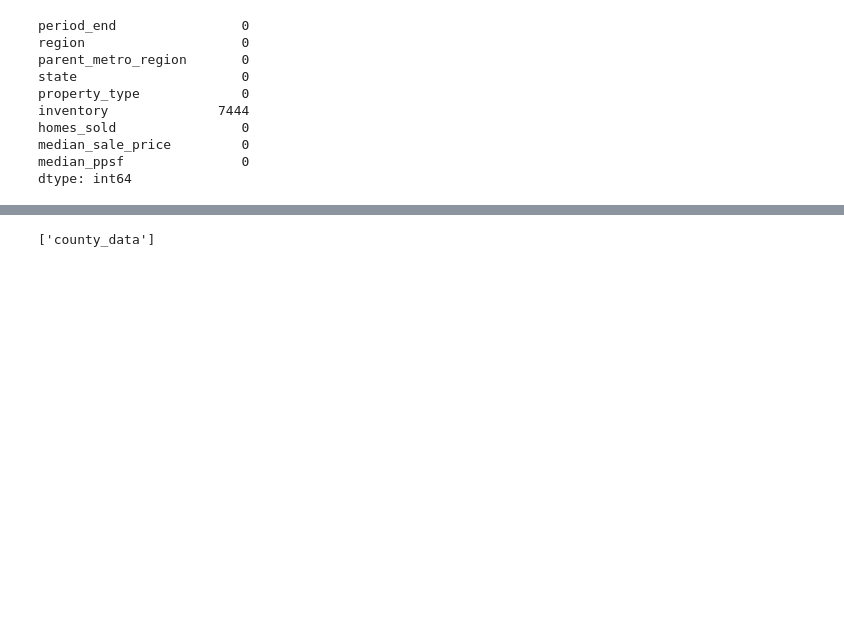
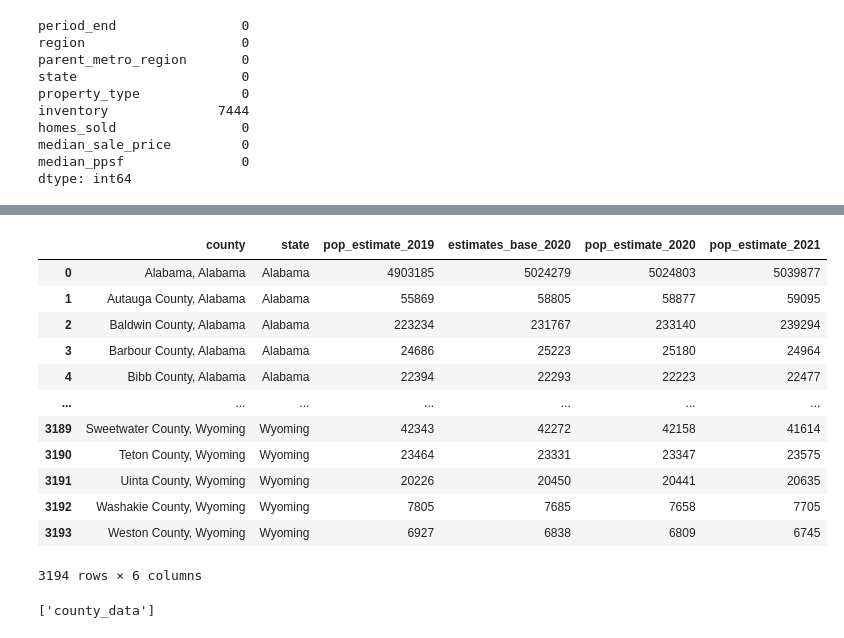
Before and after one commit to mbruns13/redfin_housing_data, a Jupyter notebook: housing_data.ipynb, the cells around one changed output, grey strips where cells are left out. Cells and saved outputs as stored; diff of their text form; code cells hidden in the pictures; blank space fills up the shorter version.

Commit message:
adding census estimates data

```diff
--- a/housing_data.ipynb
+++ b/housing_data.ipynb
@@ -239,0 +255,7 @@ test_df.head(30)
+# %%
+#Importing 2020 - 2021 census bureau data
+cb2021_df = pd.read_csv("Resources/co-est2021-alldata.csv", encoding='latin-1')
+cb2021_df["county"] = cb2021_df["CTYNAME"] + ", " + cb2021_df["STNAME"]
+cb2021_df = cb2021_df[["county", "STNAME", "ESTIMATESBASE2020", "POPESTIMATE2020","POPESTIMATE2021"]]
+cb2021_df = cb2021_df.rename(columns={"STNAME": "state", "ESTIMATESBASE2020":"estimates_base_2020","POPESTIMATE2020":"pop_estimate_2020", "POPESTIMATE2021":"pop_estimate_2021"})
+cb2021_df
@@ -239,0 +276,7 @@ test_df.head(30)
+# %%
+#Importing 2019 census bureau data
+cb2019_df = pd.read_csv("Resources/co-est2019-alldata.csv", encoding='latin-1')
+cb2019_df["county"] = cb2019_df["CTYNAME"] + ", " + cb2019_df["STNAME"]
+cb2019_df = cb2019_df[["county", "STNAME", "POPESTIMATE2019"]]
+cb2019_df = cb2019_df.rename(columns={"STNAME": "state", "POPESTIMATE2019":"pop_estimate_2019"})
+cb2019_df
@@ -239,0 +297,17 @@ test_df.head(30)
+# %%
+census_df = cb2019_df.merge(cb2021_df, on=["county","state"])
+census_df
+# %% [output]
+|  | county | state | pop_estimate_2019 | estimates_base_2020 | pop_estimate_2020 | pop_estimate_2021 |
+| 0 | Alabama, Alabama | Alabama | 4903185 | 5024279 | 5024803 | 5039877 |
+| 1 | Autauga County, Alabama | Alabama | 55869 | 58805 | 58877 | 59095 |
+| 2 | Baldwin County, Alabama | Alabama | 223234 | 231767 | 233140 | 239294 |
+| 3 | Barbour County, Alabama | Alabama | 24686 | 25223 | 25180 | 24964 |
+| 4 | Bibb County, Alabama | Alabama | 22394 | 22293 | 22223 | 22477 |
+| ... | ... | ... | ... | ... | ... | ... |
+| 3189 | Sweetwater County, Wyoming | Wyoming | 42343 | 42272 | 42158 | 41614 |
+| 3190 | Teton County, Wyoming | Wyoming | 23464 | 23331 | 23347 | 23575 |
+| 3191 | Uinta County, Wyoming | Wyoming | 20226 | 20450 | 20441 | 20635 |
+| 3192 | Washakie County, Wyoming | Wyoming | 7805 | 7685 | 7658 | 7705 |
+| 3193 | Weston County, Wyoming | Wyoming | 6927 | 6838 | 6809 | 6745 |
+3194 rows × 6 columns
```
Also changed, not shown: parts of 6 cells of this notebook, 2 other files.
